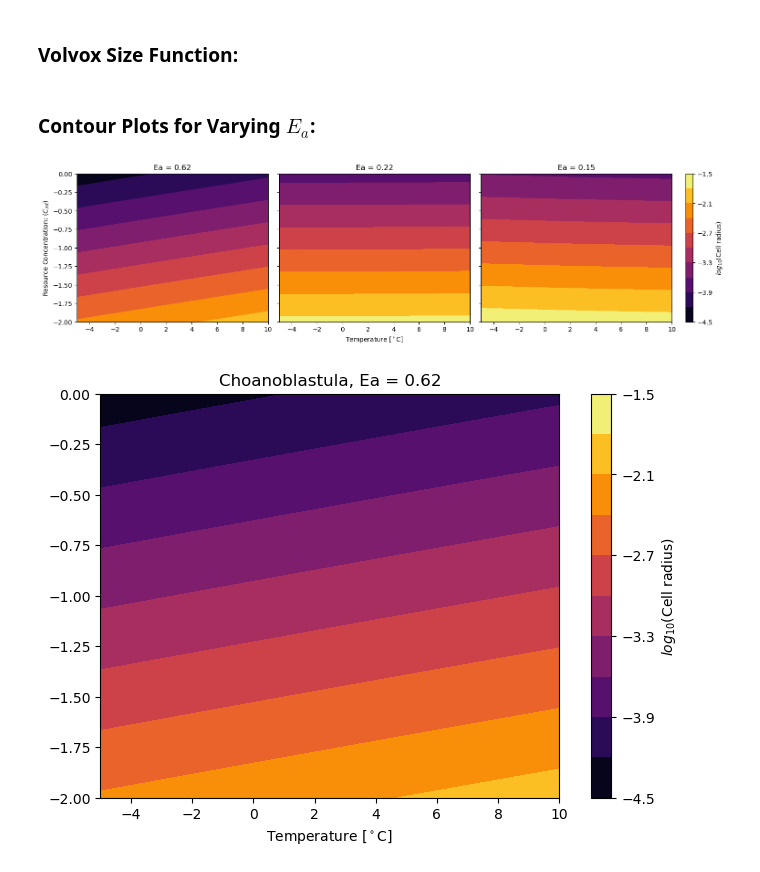
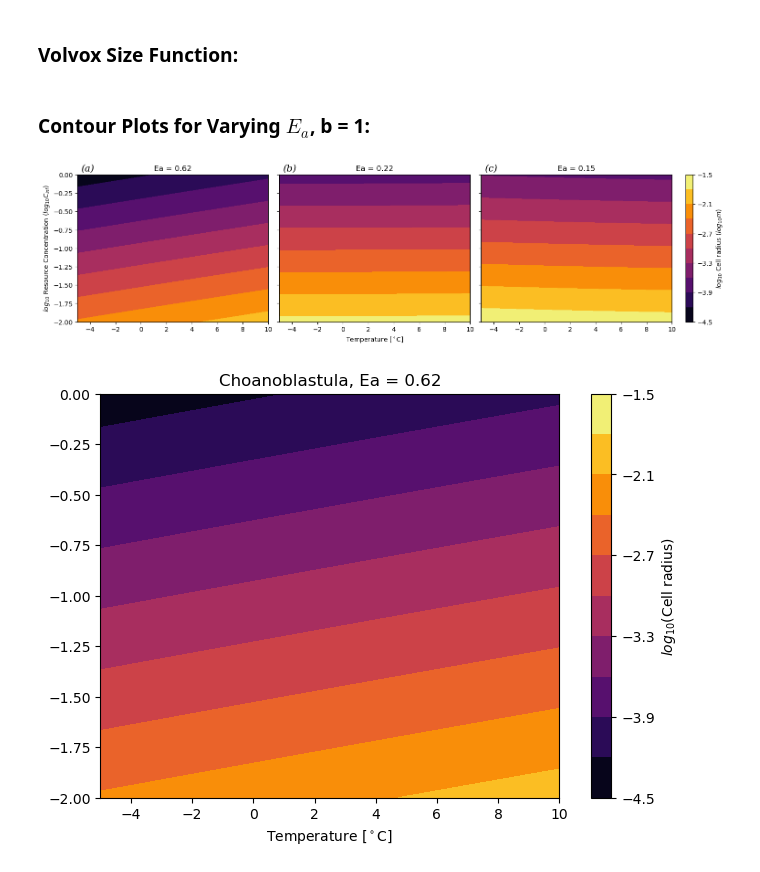
Before and after one commit to wwcrockett/SnowballEarthNotebooks, a Jupyter notebook: Notebook-Choanoblastula-Model.ipynb, the cells around one changed output. Saved outputs shown, nothing was run; the diff lists cells and outputs as text; code cells hidden in the pictures.

Commit message:
Updated Axes Labels

```diff
--- a/Notebook-Choanoblastula-Model.ipynb
+++ b/Notebook-Choanoblastula-Model.ipynb
@@ -60,5 +71,5 @@ def VolvoxRad(T,Cinf,Ea):
 # %% [markdown]
-### Contour Plots for Varying $E_a$:
+### Contour Plots for Varying $E_a$, b = 1:
 # %%
 Ci = np.linspace(-2,0,100)
 Cs = 10**Ci #Concentration of limiting nutrient far away from the organism [M_O2]
@@ -98,37 +109,42 @@ t, c = np.meshgrid(Tc, Cs)
 
 cs0 = axs[0].contourf(t,np.log10(c),np.log10(aa0),levels=levels,cmap='inferno')
 plt.subplot(1,3,1)
-axs[0].set_ylabel('Resource Concentration: '+r'$(C_{inf})$')
+axs[0].set_ylabel(r'$log_{10}$ Resource Concentration '+r'$(log_{10}C_{inf})$')
 axs[0].set_title('Ea = %.2f'%Ea0)
 
 
 cs1 = axs[1].contourf(t,np.log10(c),np.log10(aa1),levels=levels,cmap='inferno')
 plt.subplot(1,3,2)
 axs[1].set_xlabel(r'Temperature [$^\circ$C]')
 axs[1].set_title('Ea = %.2f'%Ea1)
 
 cs2 = axs[2].contourf(t,np.log10(c),np.log10(aa2),levels=levels,cmap='inferno')
 plt.subplot(1,3,3)
 cbar = fig.colorbar(cs2)
 axs[2].set_title('Ea = %.2f'%Ea2)
 
-cbar.ax.set_ylabel(r'$log_{10}$(Cell radius)')
+cbar.ax.set_ylabel(r'$log_{10}$ Cell radius ($log_{10}m$)')
 
+axs[0].text(0.02, 1.07, '(a)', transform=axs[0].transAxes, fontsize=15, fontname='serif', fontstyle='italic', va='top')  # Label subplot a
+axs[1].text(0.02, 1.07, '(b)', transform=axs[1].transAxes, fontsize=15, fontname='serif', fontstyle='italic', va='top')  # Label subplot b
+axs[2].text(0.02, 1.07, '(c)', transform=axs[2].transAxes, fontsize=15, fontname='serif', fontstyle='italic', va='top')  # Label subplot c
 plt.show()
+
+
 
 
 
 fig, axs = plt.subplots(1,1,layout = 'constrained')
 t, c = np.meshgrid(Tc, Cs)
 levels = np.linspace(-4.5, -1.5, 11)
 
 cs = axs.contourf(t,np.log10(c),np.log10(aa0),levels=levels,cmap='inferno')
 #axs.set_ylabel('Resource Concentration: '+r'$C_{inf}$')
 axs.set_title('Choanoblastula, Ea = %.2f' %Ea0)
 axs.set_xlabel(r'Temperature [$^\circ$C]')
 cbar = fig.colorbar(cs)
 cbar.ax.set_ylabel(r'$log_{10}$(Cell radius)')
 plt.show()
 # %% [output]
-[figure, old version]
+[figure, new version]
 [figure]
```
Also changed, not shown: parts of 8 cells of this notebook, 2 other files.
